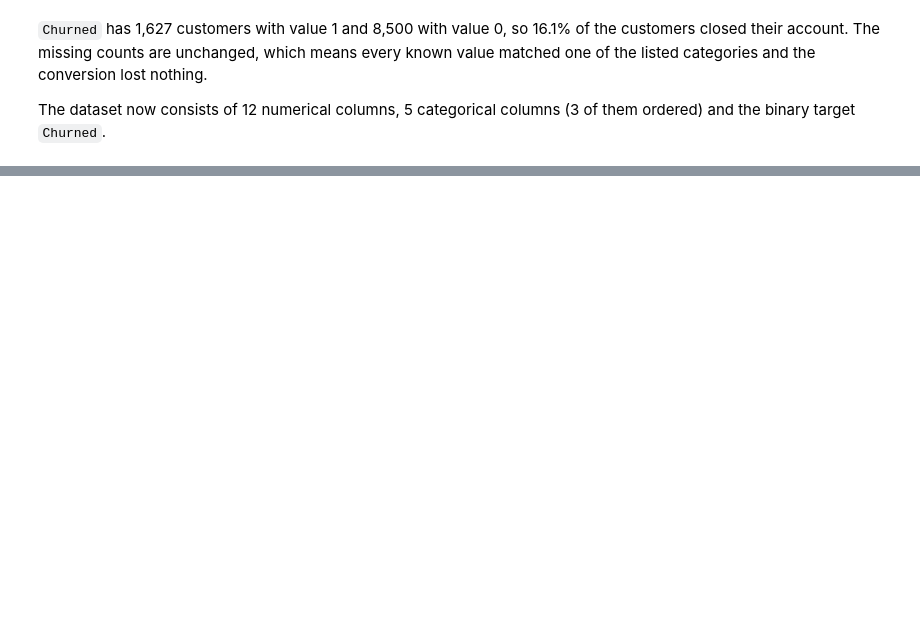
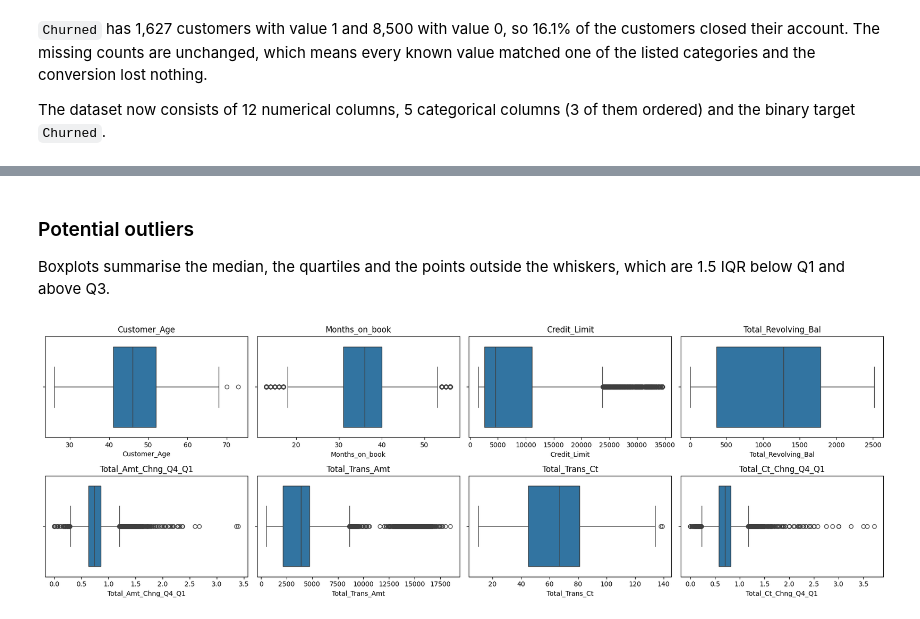
Before and after one commit to d3m1d0s/FoML_projects, a Jupyter notebook: project_1/bankchurners_eda_clustering.ipynb, the cells around one changed output, grey strips where cells are left out. Saved outputs shown, nothing was run; the diff lists cells and outputs as text; code cells hidden in the pictures; blank space fills up the shorter version.

```diff
--- a/project_1/bankchurners_eda_clustering.ipynb
+++ b/project_1/bankchurners_eda_clustering.ipynb
@@ -420,0 +479,15 @@ The dataset now consists of 12 numerical columns, 5 categorical columns (3 of th
+# %% [markdown]
+### Potential outliers
+
+Boxplots summarise the median, the quartiles and the points outside the whiskers, which are 1.5 IQR below Q1 and above Q3.
+# %%
+fig, axes = plt.subplots(2, 4, figsize=(18, 6))
+
+for ax, col in zip(axes.flat, cont_cols):
+    sns.boxplot(data=df, x=col, ax=ax)
+    ax.set_title(col)
+
+plt.tight_layout()
+plt.show()
+# %% [output]
+[figure, added]
```
Also changed, not shown: parts of 13 cells of this notebook.
